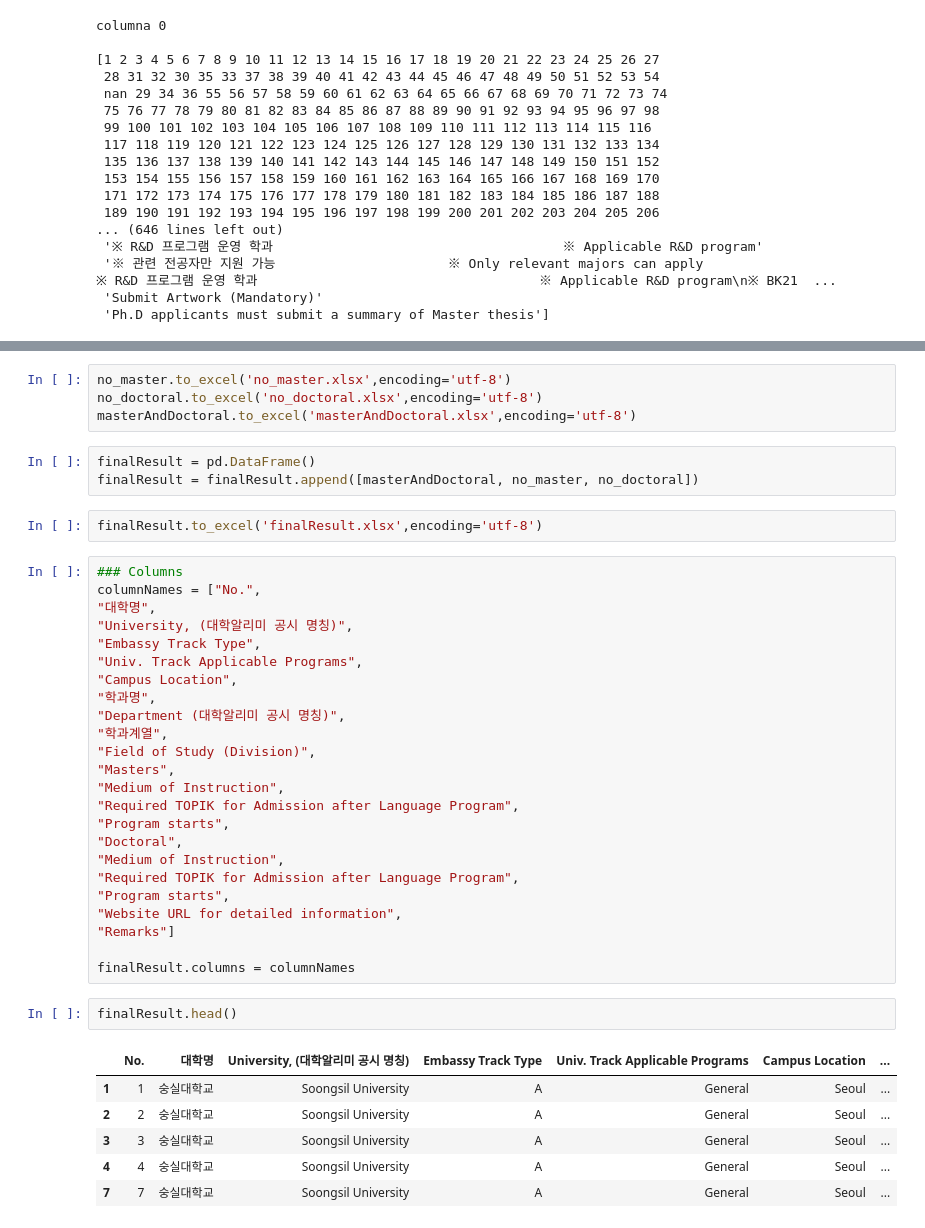
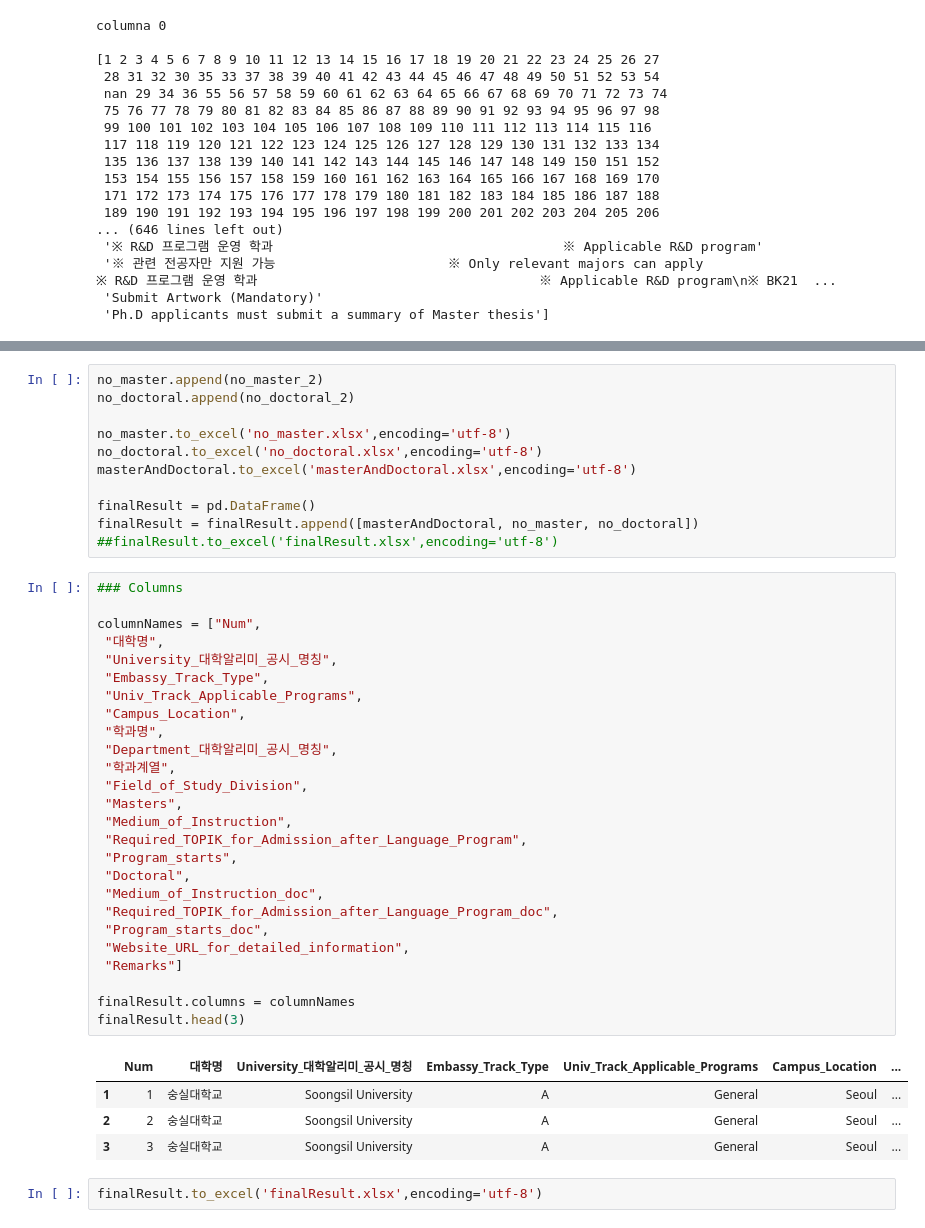
Before and after one commit to JASorianoHernandez/gks24_UniversityDataInformationProject, a Jupyter notebook: GKS24_Univeristies_DataInformation.ipynb, the cells around one changed output, grey strips where cells are left out. Saved outputs shown, nothing was run; the diff lists cells and outputs as text.

```diff
--- a/GKS24_Univeristies_DataInformation.ipynb
+++ b/GKS24_Univeristies_DataInformation.ipynb
@@ -226,42 +193,44 @@ no_doctoral.append(no_doctoral_2)
 # %%
+no_master.append(no_master_2)
+no_doctoral.append(no_doctoral_2)
+
 no_master.to_excel('no_master.xlsx',encoding='utf-8')
 no_doctoral.to_excel('no_doctoral.xlsx',encoding='utf-8')
 masterAndDoctoral.to_excel('masterAndDoctoral.xlsx',encoding='utf-8')
+
+finalResult = pd.DataFrame()
+finalResult = finalResult.append([masterAndDoctoral, no_master, no_doctoral])
+##finalResult.to_excel('finalResult.xlsx',encoding='utf-8')
-# %%
-finalResult = pd.DataFrame()
-finalResult = finalResult.append([masterAndDoctoral, no_master, no_doctoral])
+# %%
+### Columns
+
+columnNames = ["Num",
+ "대학명",
+ "University_대학알리미_공시_명칭",
+ "Embassy_Track_Type",
+ "Univ_Track_Applicable_Programs",
+ "Campus_Location",
+ "학과명",
+ "Department_대학알리미_공시_명칭",
+ "학과계열",
+ "Field_of_Study_Division",
+ "Masters",
+ "Medium_of_Instruction",
+ "Required_TOPIK_for_Admission_after_Language_Program",
+ "Program_starts",
+ "Doctoral",
+ "Medium_of_Instruction_doc",
+ "Required_TOPIK_for_Admission_after_Language_Program_doc",
+ "Program_starts_doc",
+ "Website_URL_for_detailed_information",
+ "Remarks"]
+
+finalResult.columns = columnNames
+finalResult.head(3)
+# %% [output]
+|  | Num | 대학명 | University_대학알리미_공시_명칭 | Embassy_Track_Type | Univ_Track_Applicable_Programs | Campus_Location | ... |
+| 1 | 1 | 숭실대학교 | Soongsil University | A | General | Seoul | ... |
+| 2 | 2 | 숭실대학교 | Soongsil University | A | General | Seoul | ... |
+| 3 | 3 | 숭실대학교 | Soongsil University | A | General | Seoul | ... |
 # %%
 finalResult.to_excel('finalResult.xlsx',encoding='utf-8')
-# %%
-### Columns
-columnNames = ["No.",
-"대학명",
-"University, (대학알리미 공시 명칭)",
-"Embassy Track Type",
-"Univ. Track Applicable Programs",
-"Campus Location",
-"학과명",
-"Department (대학알리미 공시 명칭)",
-"학과계열",
-"Field of Study (Division)",
-"Masters",
-"Medium of Instruction",
-"Required TOPIK for Admission after Language Program",
-"Program starts",
-"Doctoral",
-"Medium of Instruction",
-"Required TOPIK for Admission after Language Program",
-"Program starts",
-"Website URL for detailed information",
-"Remarks"]
-
-finalResult.columns = columnNames
-# %%
-finalResult.head()
-# %% [output]
-|  | No. | 대학명 | University, (대학알리미 공시 명칭) | Embassy Track Type | Univ. Track Applicable Programs | Campus Location | ... |
-| 1 | 1 | 숭실대학교 | Soongsil University | A | General | Seoul | ... |
-| 2 | 2 | 숭실대학교 | Soongsil University | A | General | Seoul | ... |
-| 3 | 3 | 숭실대학교 | Soongsil University | A | General | Seoul | ... |
-| 4 | 4 | 숭실대학교 | Soongsil University | A | General | Seoul | ... |
-| 7 | 7 | 숭실대학교 | Soongsil University | A | General | Seoul | ... |
```
Also changed, not shown: parts of 29 cells of this notebook.
